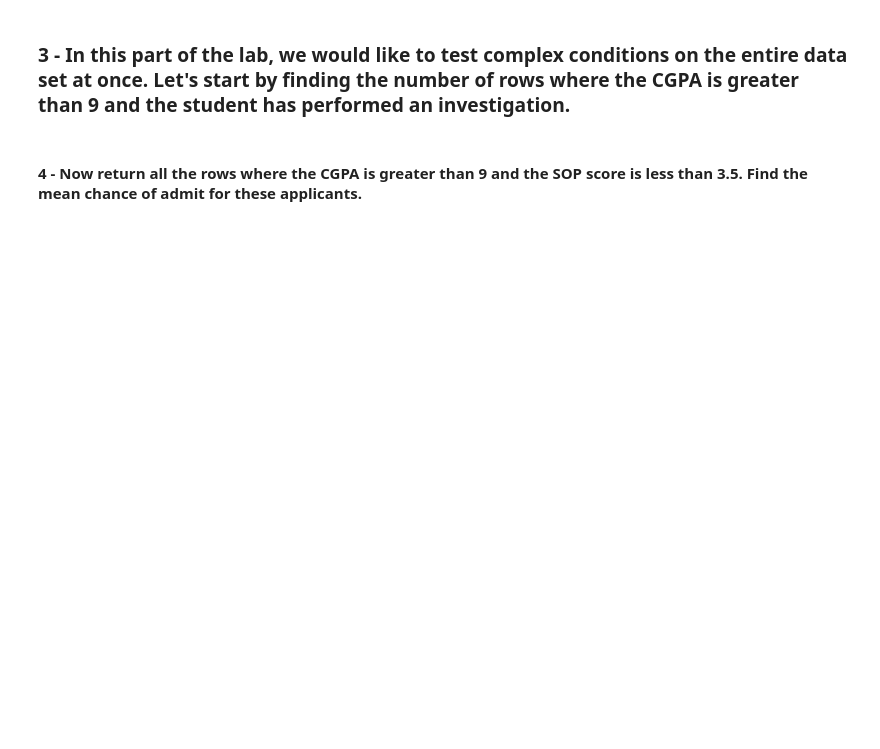
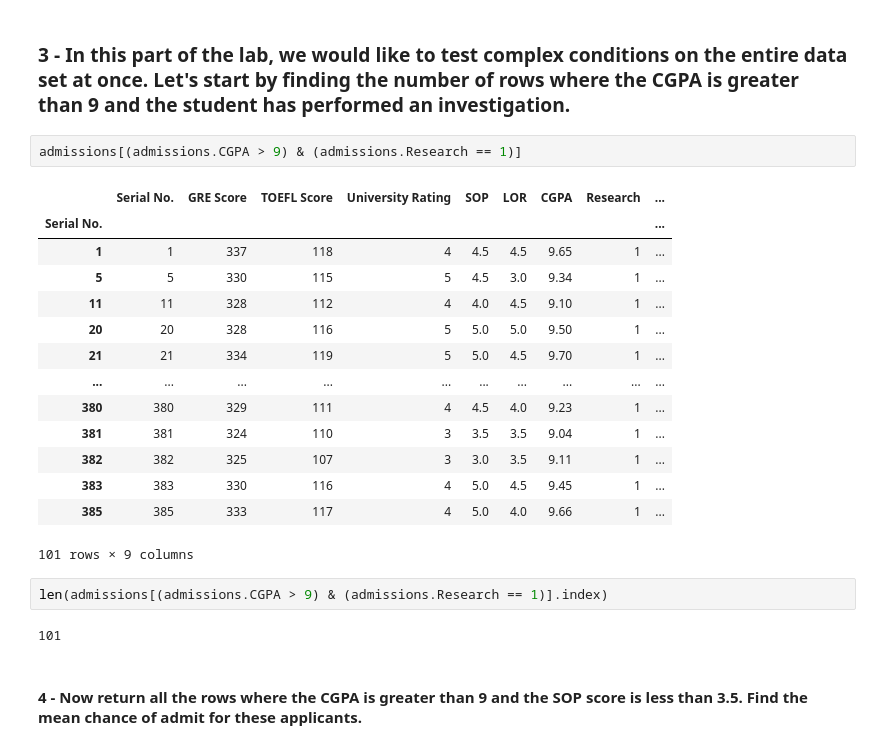
Before and after one commit to repasoemarferiron/lab-pandas, a Jupyter notebook: your-code/pandas_1.ipynb, the cells around one changed output. Drawn from its saved outputs; the diff is of its cells as text; blank space fills up the shorter version.

```diff
--- a/your-code/pandas_1.ipynb
+++ b/your-code/pandas_1.ipynb
@@ -89,4 +275,25 @@ Turns out that `GRE Score` and `CGPA` also uniquely identify the data. Show this
 # %% [markdown]
 ### 3 - In this part of the lab, we would like to test complex conditions on the entire data set at once. Let's start by finding the number of rows where the CGPA is greater than 9 and the student has performed an investigation.
+# %%
+admissions[(admissions.CGPA > 9) & (admissions.Research == 1)]
+# %% [output]
+|  | Serial No. | GRE Score | TOEFL Score | University Rating | SOP | LOR | CGPA | Research | ... |
+| Serial No. |  |  |  |  |  |  |  |  | ... |
+| 1 | 1 | 337 | 118 | 4 | 4.5 | 4.5 | 9.65 | 1 | ... |
+| 5 | 5 | 330 | 115 | 5 | 4.5 | 3.0 | 9.34 | 1 | ... |
+| 11 | 11 | 328 | 112 | 4 | 4.0 | 4.5 | 9.10 | 1 | ... |
+| 20 | 20 | 328 | 116 | 5 | 5.0 | 5.0 | 9.50 | 1 | ... |
+| 21 | 21 | 334 | 119 | 5 | 5.0 | 4.5 | 9.70 | 1 | ... |
+| ... | ... | ... | ... | ... | ... | ... | ... | ... | ... |
+| 380 | 380 | 329 | 111 | 4 | 4.5 | 4.0 | 9.23 | 1 | ... |
+| 381 | 381 | 324 | 110 | 3 | 3.5 | 3.5 | 9.04 | 1 | ... |
+| 382 | 382 | 325 | 107 | 3 | 3.0 | 3.5 | 9.11 | 1 | ... |
+| 383 | 383 | 330 | 116 | 4 | 5.0 | 4.5 | 9.45 | 1 | ... |
+| 385 | 385 | 333 | 117 | 4 | 5.0 | 4.0 | 9.66 | 1 | ... |
+101 rows × 9 columns
+# %%
+len(admissions[(admissions.CGPA > 9) & (admissions.Research == 1)].index)
+# %% [output]
+101
 # %% [markdown]
 #### 4 - Now return all the rows where the CGPA is greater than 9 and the SOP score is less than 3.5. Find the mean chance of admit for these applicants.
```
Also changed, not shown: parts of 28 cells of this notebook.
